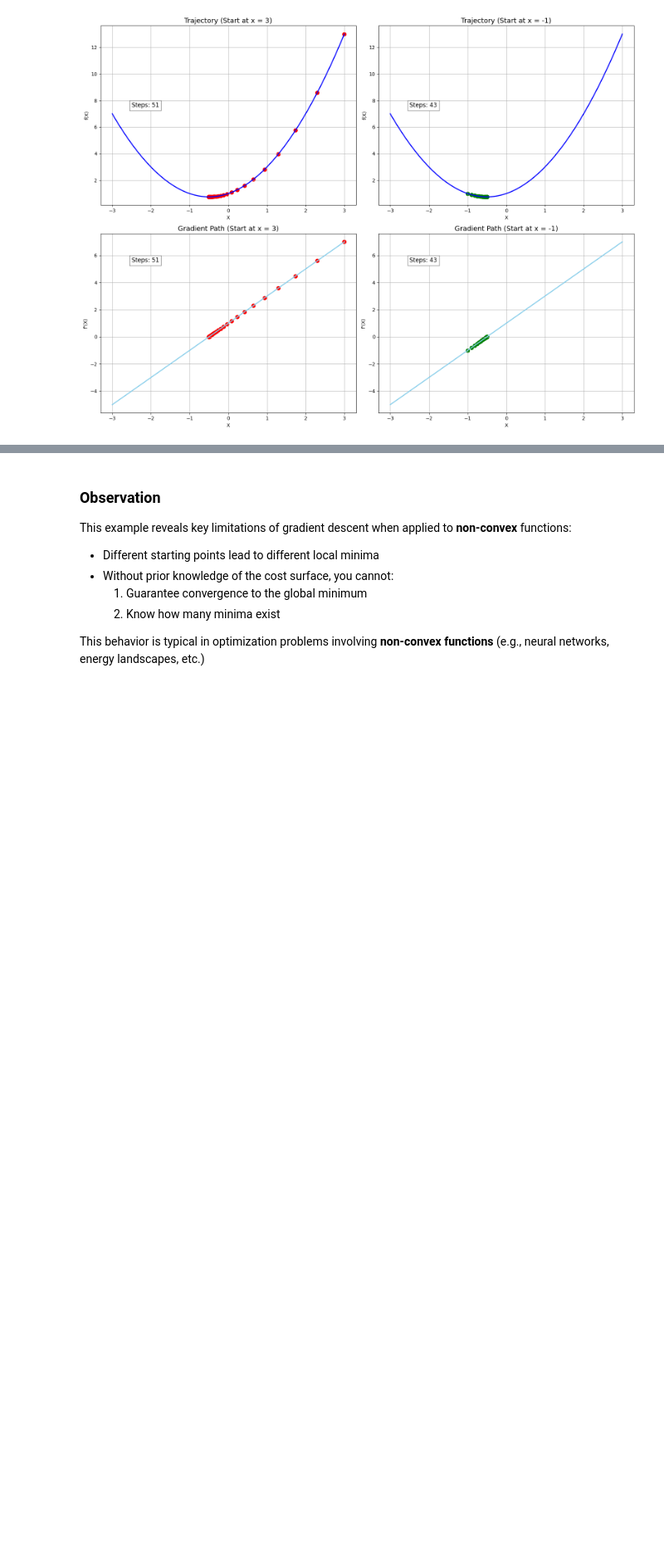
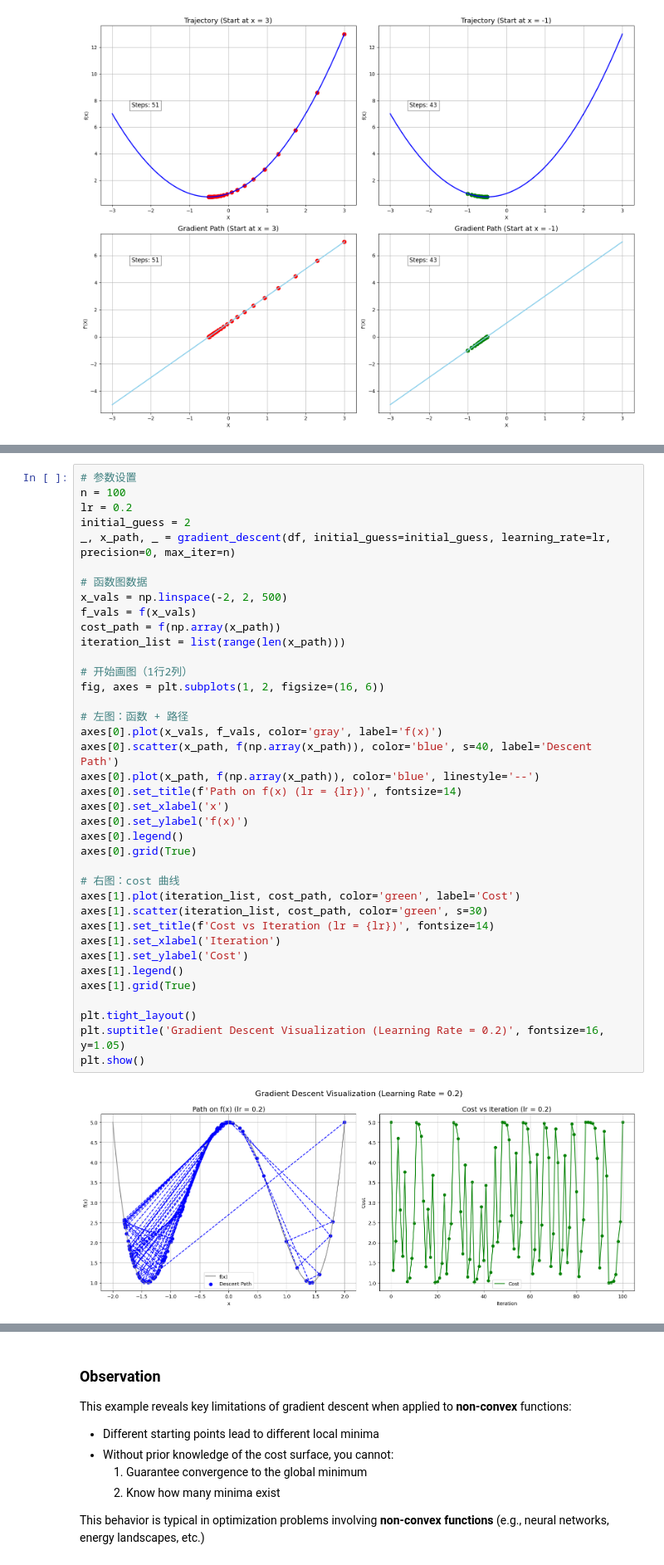
Before and after one commit to alextianyf/Gradient-Descent-Insights-into-Behavior-and-Optimization-Challenges, a Jupyter notebook: discussion.ipynb, the cells around one changed output, grey strips where cells are left out. Shown at 83% size. Cells and saved outputs as stored; diff of their text form; blank space fills up the shorter version.

```diff
--- a/discussion.ipynb
+++ b/discussion.ipynb
@@ -327,0 +458,40 @@ best_result = min([gradient_descent(x0) for x0 in range(-3, 4)], key=lambda res:
+# %%
+# 参数设置
+n = 100
+lr = 0.2
+initial_guess = 2
+_, x_path, _ = gradient_descent(df, initial_guess=initial_guess, learning_rate=lr, precision=0, max_iter=n)
+
+# 函数图数据
+x_vals = np.linspace(-2, 2, 500)
+f_vals = f(x_vals)
+cost_path = f(np.array(x_path))
+iteration_list = list(range(len(x_path)))
+
+# 开始画图（1行2列）
+fig, axes = plt.subplots(1, 2, figsize=(16, 6))
+
+# 左图：函数 + 路径
+axes[0].plot(x_vals, f_vals, color='gray', label='f(x)')
+axes[0].scatter(x_path, f(np.array(x_path)), color='blue', s=40, label='Descent Path')
+axes[0].plot(x_path, f(np.array(x_path)), color='blue', linestyle='--')
+axes[0].set_title(f'Path on f(x) (lr = {lr})', fontsize=14)
+axes[0].set_xlabel('x')
+axes[0].set_ylabel('f(x)')
+axes[0].legend()
+axes[0].grid(True)
+
+# 右图：cost 曲线
+axes[1].plot(iteration_list, cost_path, color='green', label='Cost')
+axes[1].scatter(iteration_list, cost_path, color='green', s=30)
+axes[1].set_title(f'Cost vs Iteration (lr = {lr})', fontsize=14)
+axes[1].set_xlabel('Iteration')
+axes[1].set_ylabel('Cost')
+axes[1].legend()
+axes[1].grid(True)
+
+plt.tight_layout()
+plt.suptitle('Gradient Descent Visualization (Learning Rate = 0.2)', fontsize=16, y=1.05)
+plt.show()
+# %% [output]
+[figure, added]
```
Also changed, not shown: parts of 12 cells of this notebook.
